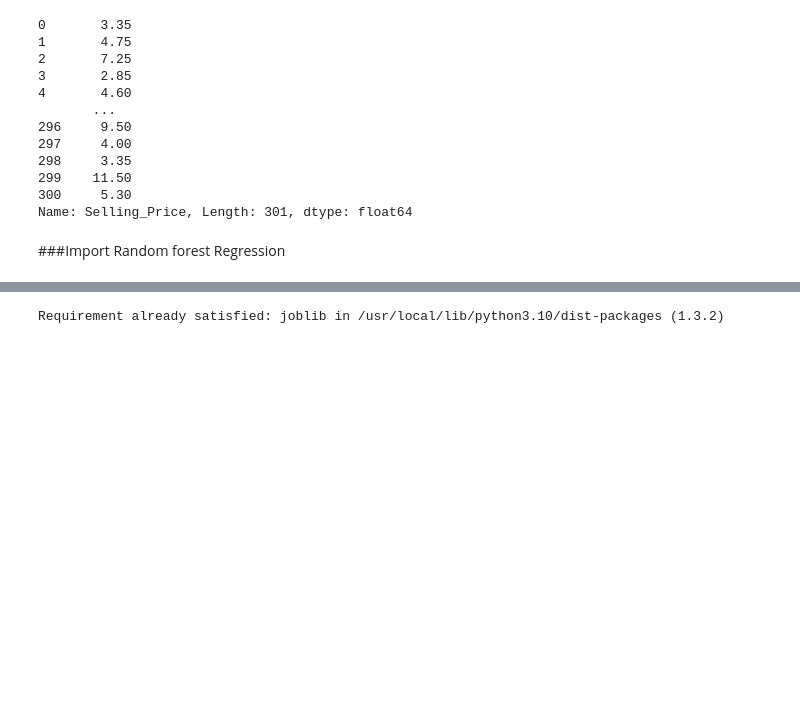
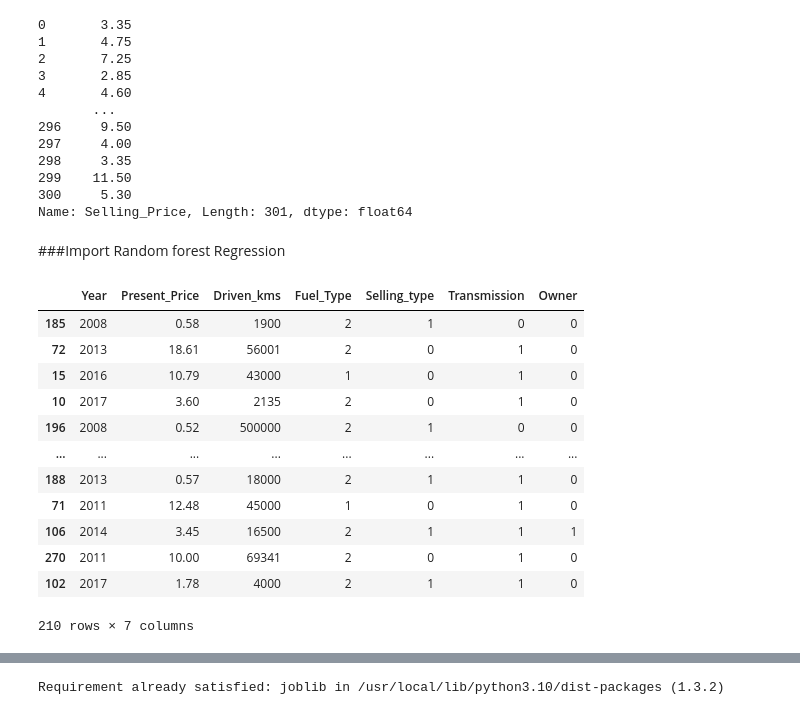
Before and after one commit to JackieChaaan/CarPricePredictionSystem, a Jupyter notebook: UsedCarPrice_Prediction.ipynb, the cells around one changed output, grey strips where cells are left out. Drawn from its saved outputs; the diff is of its cells as text; code cells hidden in the pictures; blank space fills up the shorter version.

```diff
--- a/UsedCarPrice_Prediction.ipynb
+++ b/UsedCarPrice_Prediction.ipynb
@@ -331,3 +366,19 @@ random=RandomForestRegressor()
 random.fit(X_train,y_train)
 #Prediction to the test dataset
 random_pred=random.predict(X_test)
+# %%
+X_train
+# %% [output]
+|  | Year | Present_Price | Driven_kms | Fuel_Type | Selling_type | Transmission | Owner |
+| 185 | 2008 | 0.58 | 1900 | 2 | 1 | 0 | 0 |
+| 72 | 2013 | 18.61 | 56001 | 2 | 0 | 1 | 0 |
+| 15 | 2016 | 10.79 | 43000 | 1 | 0 | 1 | 0 |
+| 10 | 2017 | 3.60 | 2135 | 2 | 0 | 1 | 0 |
+| 196 | 2008 | 0.52 | 500000 | 2 | 1 | 0 | 0 |
+| ... | ... | ... | ... | ... | ... | ... | ... |
+| 188 | 2013 | 0.57 | 18000 | 2 | 1 | 1 | 0 |
+| 71 | 2011 | 12.48 | 45000 | 1 | 0 | 1 | 0 |
+| 106 | 2014 | 3.45 | 16500 | 2 | 1 | 1 | 1 |
+| 270 | 2011 | 10.00 | 69341 | 2 | 0 | 1 | 0 |
+| 102 | 2017 | 1.78 | 4000 | 2 | 1 | 1 | 0 |
+210 rows × 7 columns
```
Also changed, not shown: parts of 10 cells of this notebook, 2 other files.
